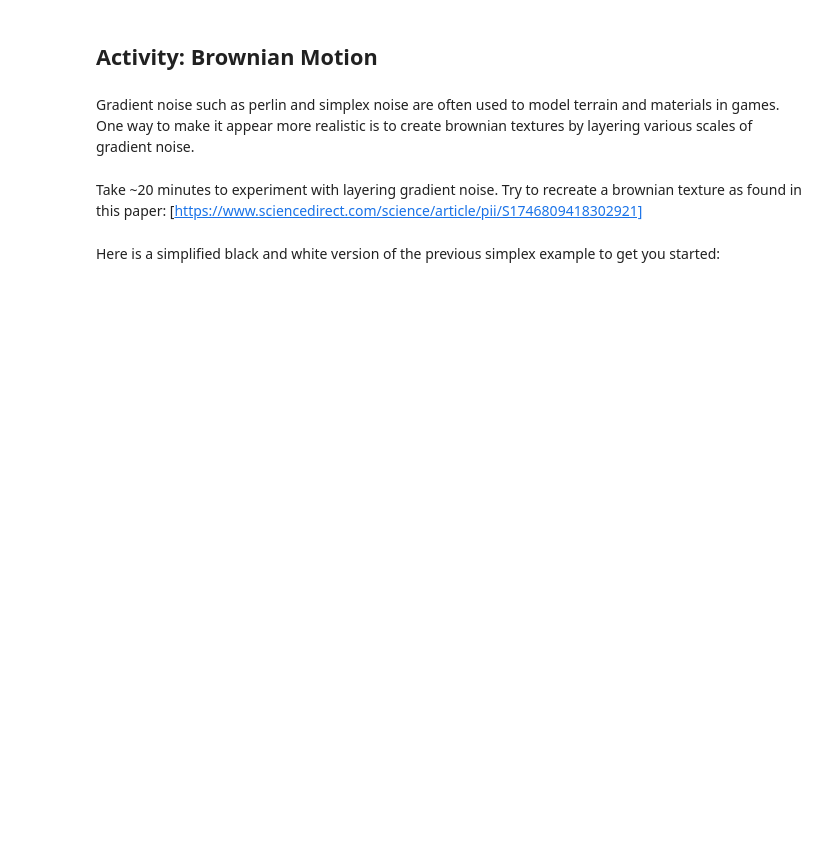
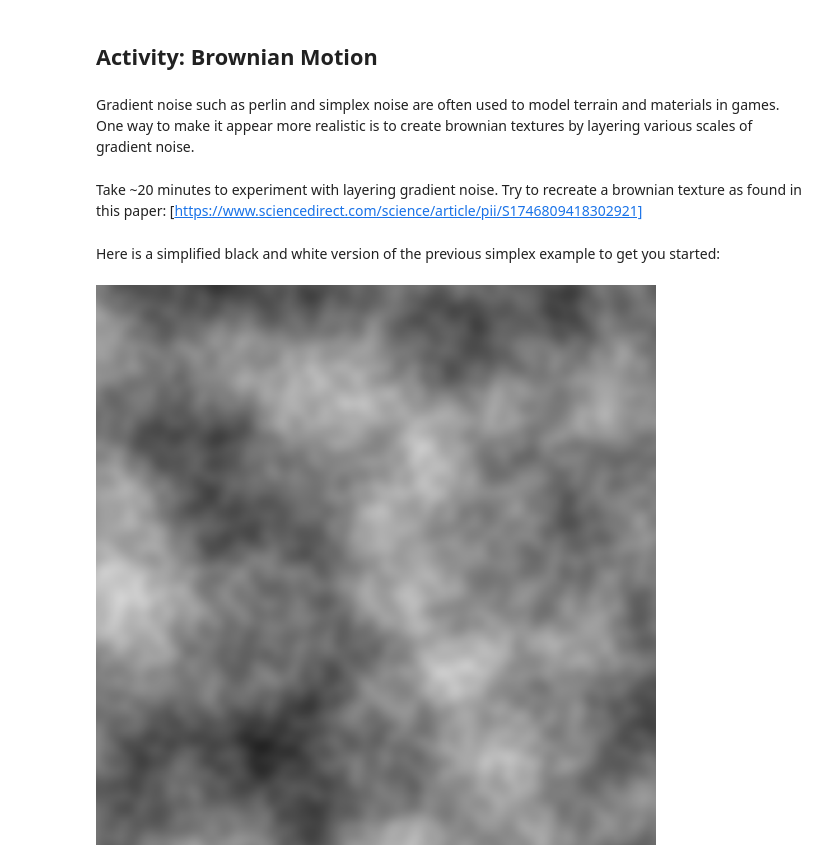
Before and after one commit to wall-e785/Week2-Randomness-and-Chaos, a Jupyter notebook: colors_arranged_by_chance.ipynb, the cells around one changed output. Drawn from its saved outputs; the diff is of its cells as text; code cells hidden in the pictures; blank space fills up the shorter version.

```diff
--- a/colors_arranged_by_chance.ipynb
+++ b/colors_arranged_by_chance.ipynb
@@ -240,14 +265,20 @@ Here is a simplified black and white version of the previous simplex example to
 # %%
 image_size = (1000, 1000)
 
 samples = np.zeros(image_size)
 
 # One layer at scale 4
-samples += simplex_grid(image_size, scale=4, seed_val=np.random.randint(1000)) * 1.0
+samples += simplex_grid(image_size, scale=4, seed_val=np.random.randint(1000)) * 0.5
+samples += simplex_grid(image_size, scale=8, seed_val=np.random.randint(1000)) * 0.25
+samples += simplex_grid(image_size, scale=16, seed_val=np.random.randint(1000)) * 0.15
+samples += simplex_grid(image_size, scale=32, seed_val=np.random.randint(1000)) * 0.1
+
 
 # Fit values between 0 and 256
 samples = np.clip((samples / 2 + 0.5) * 255, 0, 255)
 
 img = Image.fromarray(np.uint8(samples))
 
 display(img)
+# %% [output]
+[figure, added]
```
Also changed, not shown: parts of 10 cells of this notebook.
